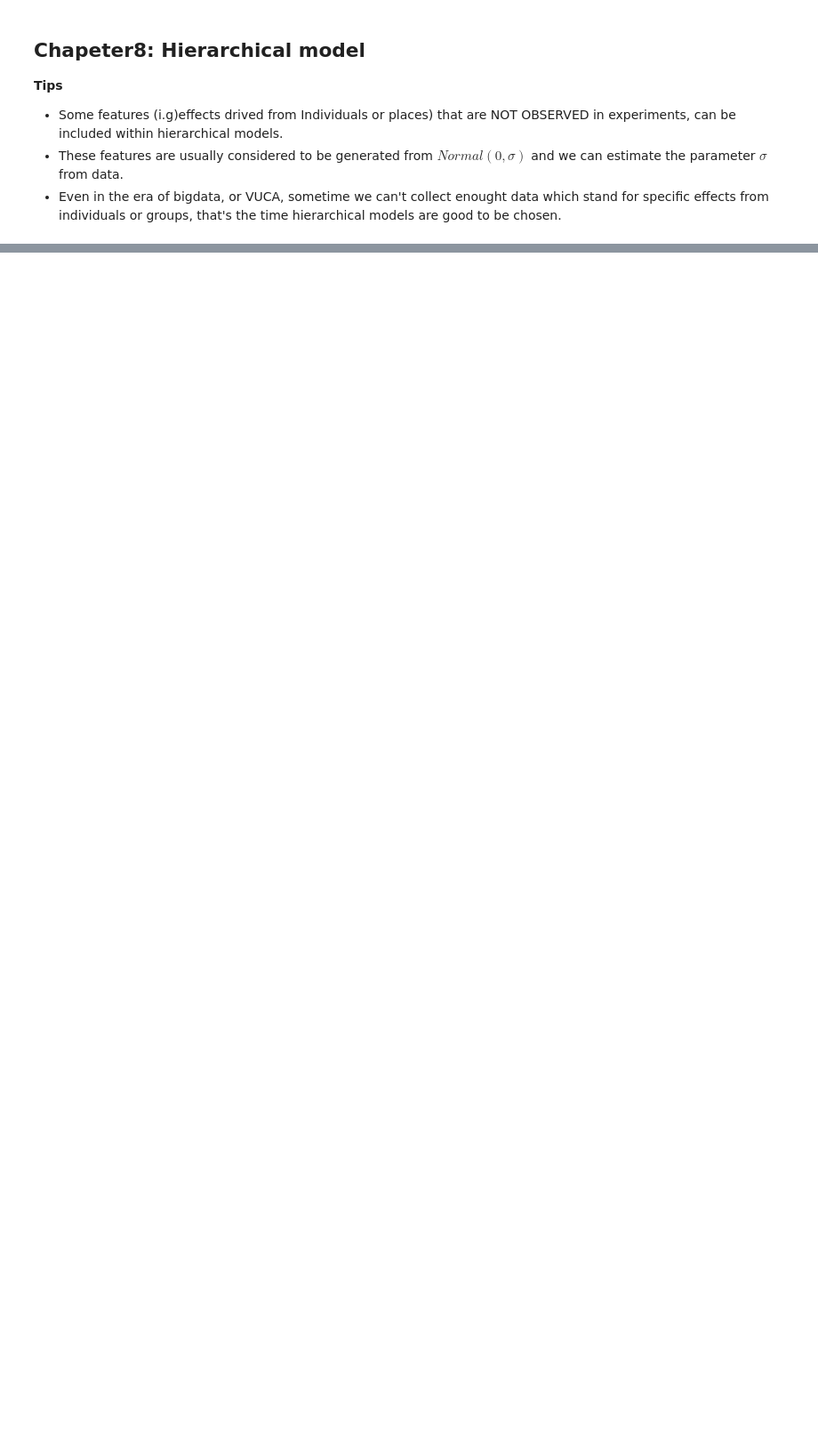
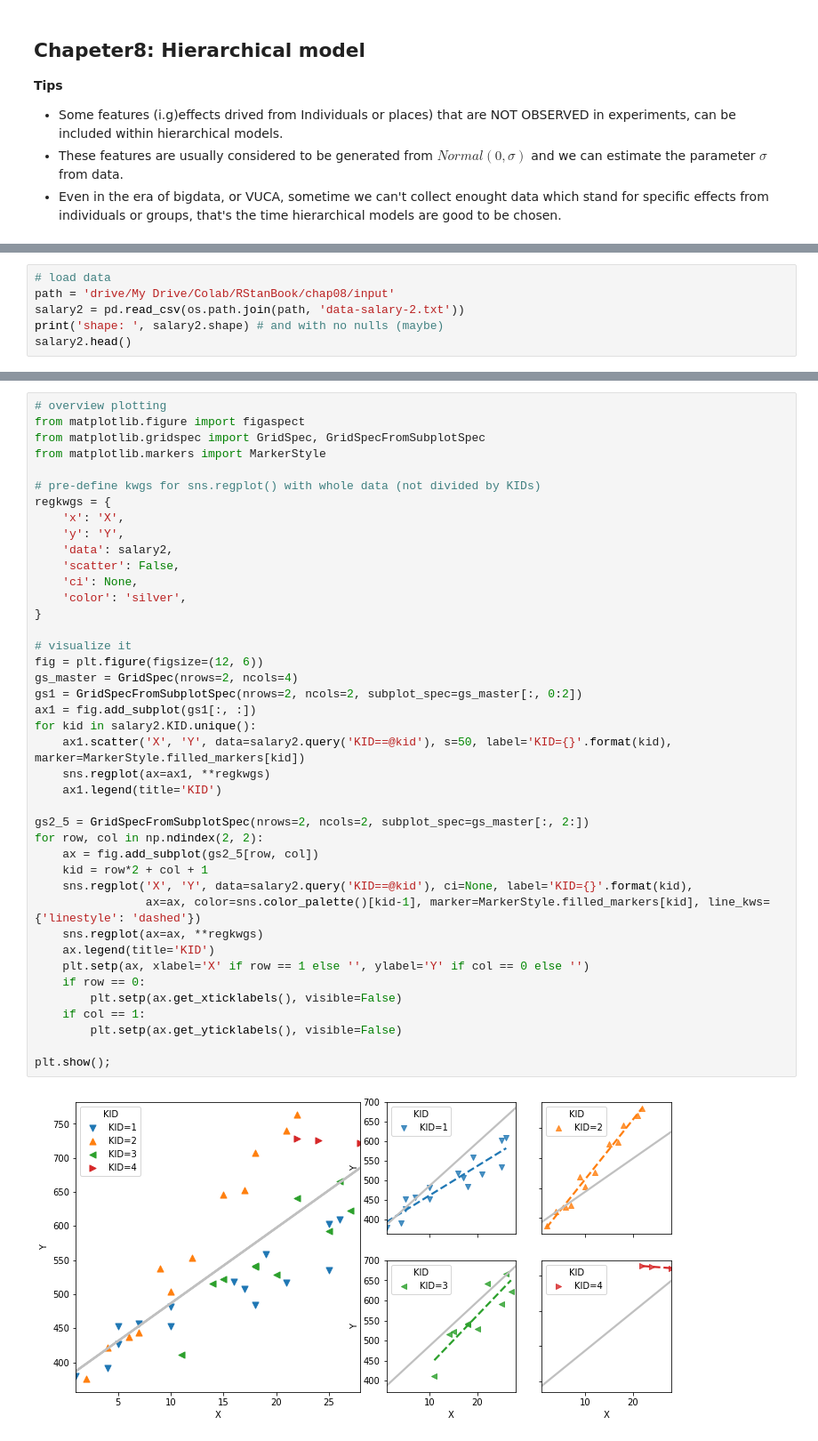
Before and after one commit to CobaMasa/RStan2PyStan, a Jupyter notebook: chapter8.ipynb, the cells around one changed output, grey strips where cells are left out. Shown at 89% size. Drawn from its saved outputs; the diff is of its cells as text; blank space fills up the shorter version.

```diff
--- a/chapter8.ipynb
+++ b/chapter8.ipynb
@@ -16,0 +18,6 @@ import pystan
+# %%
+# load data
+path = 'drive/My Drive/Colab/RStanBook/chap08/input'
+salary2 = pd.read_csv(os.path.join(path, 'data-salary-2.txt'))
+print('shape: ', salary2.shape) # and with no nulls (maybe)
+salary2.head()
@@ -16,0 +32,43 @@ import pystan
+# %%
+# overview plotting
+from matplotlib.figure import figaspect
+from matplotlib.gridspec import GridSpec, GridSpecFromSubplotSpec
+from matplotlib.markers import MarkerStyle
+
+# pre-define kwgs for sns.regplot() with whole data (not divided by KIDs)
+regkwgs = {
+    'x': 'X',
+    'y': 'Y',
+    'data': salary2,
+    'scatter': False,
+    'ci': None,
+    'color': 'silver',
+}
+
+# visualize it
+fig = plt.figure(figsize=(12, 6))
+gs_master = GridSpec(nrows=2, ncols=4)
+gs1 = GridSpecFromSubplotSpec(nrows=2, ncols=2, subplot_spec=gs_master[:, 0:2])
+ax1 = fig.add_subplot(gs1[:, :])
+for kid in salary2.KID.unique():
+    ax1.scatter('X', 'Y', data=salary2.query('KID==@kid'), s=50, label='KID={}'.format(kid), marker=MarkerStyle.filled_markers[kid])
+    sns.regplot(ax=ax1, **regkwgs)
+    ax1.legend(title='KID')
+
+gs2_5 = GridSpecFromSubplotSpec(nrows=2, ncols=2, subplot_spec=gs_master[:, 2:])
+for row, col in np.ndindex(2, 2):
+    ax = fig.add_subplot(gs2_5[row, col])
+    kid = row*2 + col + 1
+    sns.regplot('X', 'Y', data=salary2.query('KID==@kid'), ci=None, label='KID={}'.format(kid),
+                ax=ax, color=sns.color_palette()[kid-1], marker=MarkerStyle.filled_markers[kid], line_kws={'linestyle': 'dashed'})
+    sns.regplot(ax=ax, **regkwgs)
+    ax.legend(title='KID')
+    plt.setp(ax, xlabel='X' if row == 1 else '', ylabel='Y' if col == 0 else '')
+    if row == 0:
+        plt.setp(ax.get_xticklabels(), visible=False)
+    if col == 1:
+        plt.setp(ax.get_yticklabels(), visible=False)
+
+plt.show();
+# %% [output]
+[figure, added]
```
Also changed, not shown: parts of 11 cells of this notebook.
